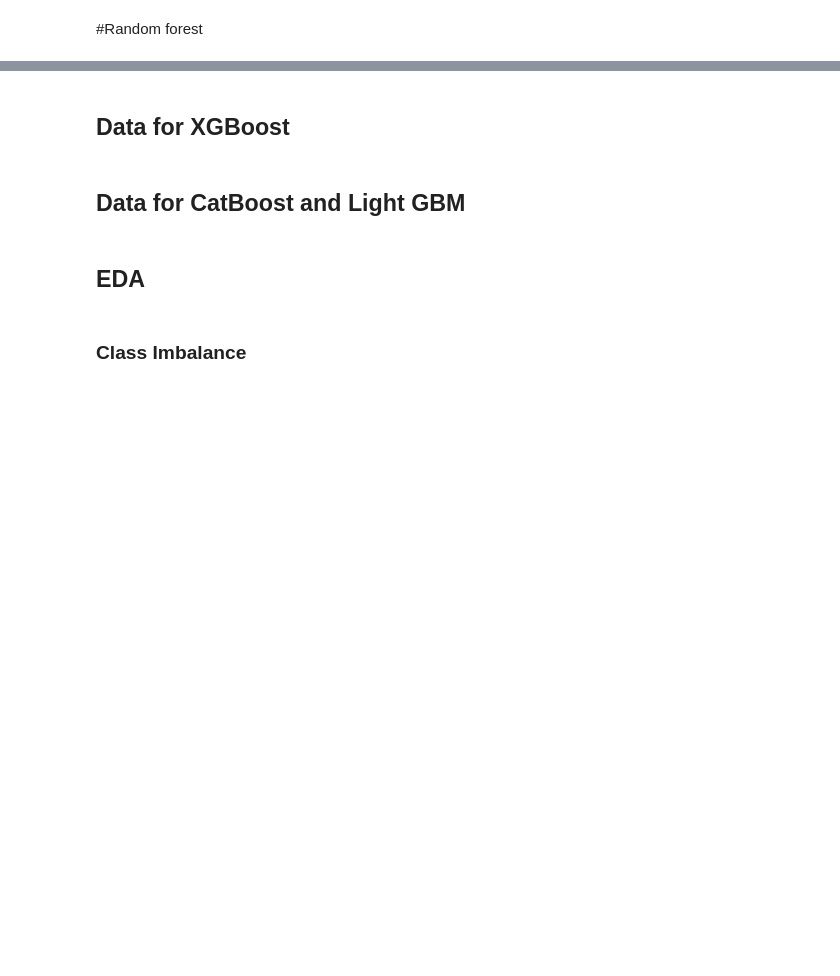
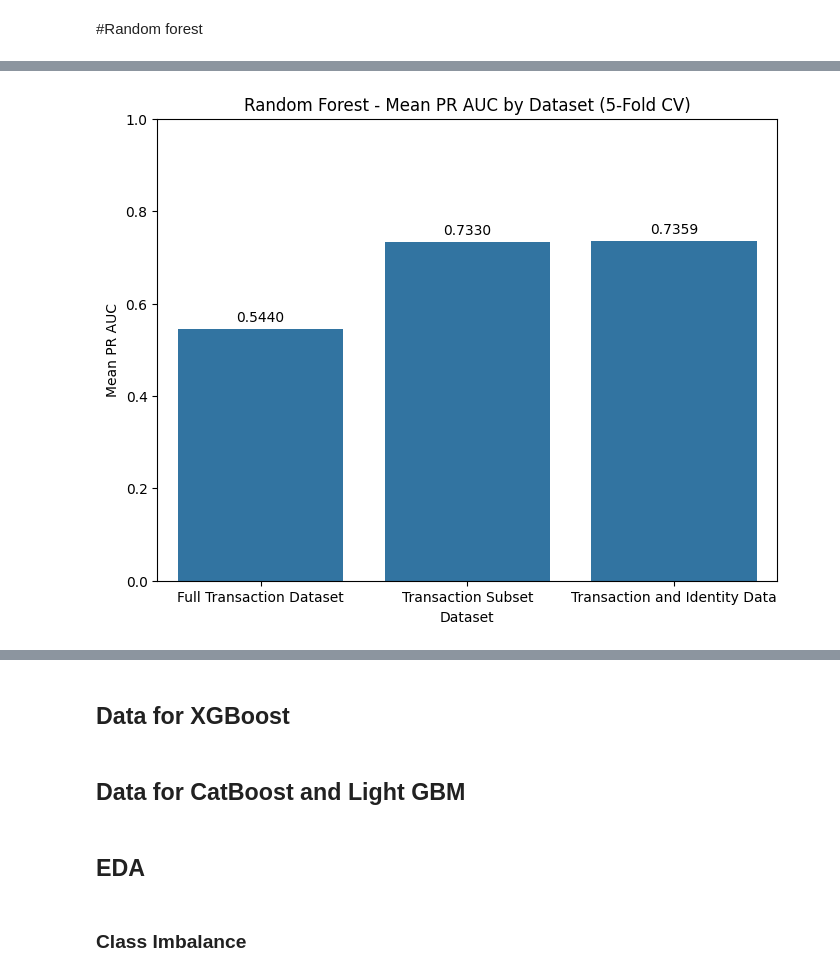
Before and after one commit to Rwangle/FraudDetection, a Jupyter notebook: Full_Data_Processing.ipynb, the cells around one changed output, grey strips where cells are left out. Drawn from its saved outputs; the diff is of its cells as text; code cells hidden in the pictures; blank space fills up the shorter version.

Commit message:
rf modeling with tuning and cv and visuals

```diff
--- a/Full_Data_Processing.ipynb
+++ b/Full_Data_Processing.ipynb
@@ -407,0 +540,6 @@ def plot_rf_comparison(cv_results_dict):
+# %%
+# %%
+print("=== Full Transaction Data CV ===")
+cv_transaction = CV_RandomForest(X_train, y_train, params_full)
+print(f"PR AUCs for Full Transaction Data: {np.round(cv_transaction['RandomForest_train'], 4)}")
+print(f"Mean PR AUC for Full Transaction Data: {np.mean(cv_transaction['RandomForest_train']):.4f} ± {np.std(cv_transaction['RandomForest_train']):.4f}")
@@ -407,0 +556,7 @@ def plot_rf_comparison(cv_results_dict):
+# %%
+
+# %%
+print("=== Transaction Subset Data CV ===")
+cv_transaction_subset = CV_RandomForest(X_train_s, y_train_s, params_subset)
+print(f"PR AUCs for Transaction Subset Data: {np.round(cv_transaction_subset['RandomForest_train'], 4)}")
+print(f"Mean PR AUC for Transaction Subset Data: {np.mean(cv_transaction_subset['RandomForest_train']):.4f} ± {np.std(cv_transaction_subset['RandomForest_train']):.4f}")
@@ -407,0 +573,7 @@ def plot_rf_comparison(cv_results_dict):
+# %%
+
+# %%
+print("=== Transaction and Identity Data CV ===")
+cv_transaction_combined = CV_RandomForest(X_train_c, y_train_c, params_combined)
+print(f"PR AUCs for Transaction and Identity Data: {np.round(cv_transaction_combined['RandomForest_train'], 4)}")
+print(f"Mean PR AUC for Transaction and Identity Data: {np.mean(cv_transaction_combined['RandomForest_train']):.4f} ± {np.std(cv_transaction_combined['RandomForest_train']):.4f}")
@@ -407,0 +590,31 @@ def plot_rf_comparison(cv_results_dict):
+# %%
+
+# ### Summary Graphs
+
+# %%
+# Calculate mean AUC for each dataset
+mean_full = np.mean(cv_transaction['RandomForest_train'])
+mean_subset = np.mean(cv_transaction_subset['RandomForest_train'])
+mean_combined = np.mean(cv_transaction_combined['RandomForest_train'])
+
+mean_aucs = {
+    'Full Transaction Dataset': mean_full,
+    'Transaction Subset': mean_subset,
+    'Transaction and Identity Data': mean_combined
+}
+
+plt.figure(figsize=(8, 6))
+sns.barplot(x=list(mean_aucs.keys()), y=list(mean_aucs.values()))
+plt.title("Random Forest - Mean PR AUC by Dataset (5-Fold CV)")
+plt.xlabel("Dataset")
+plt.ylabel("Mean PR AUC")
+
+# bar labels
+for i, (dataset, mean_auc) in enumerate(mean_aucs.items()):
+    plt.text(i, mean_auc + 0.01, f'{mean_auc:.4f}',
+             ha='center', va='bottom')
+
+plt.ylim(0, 1)
+plt.show()
+# %% [output]
+[figure, added]
```
Also changed, not shown: parts of 20 cells of this notebook.
